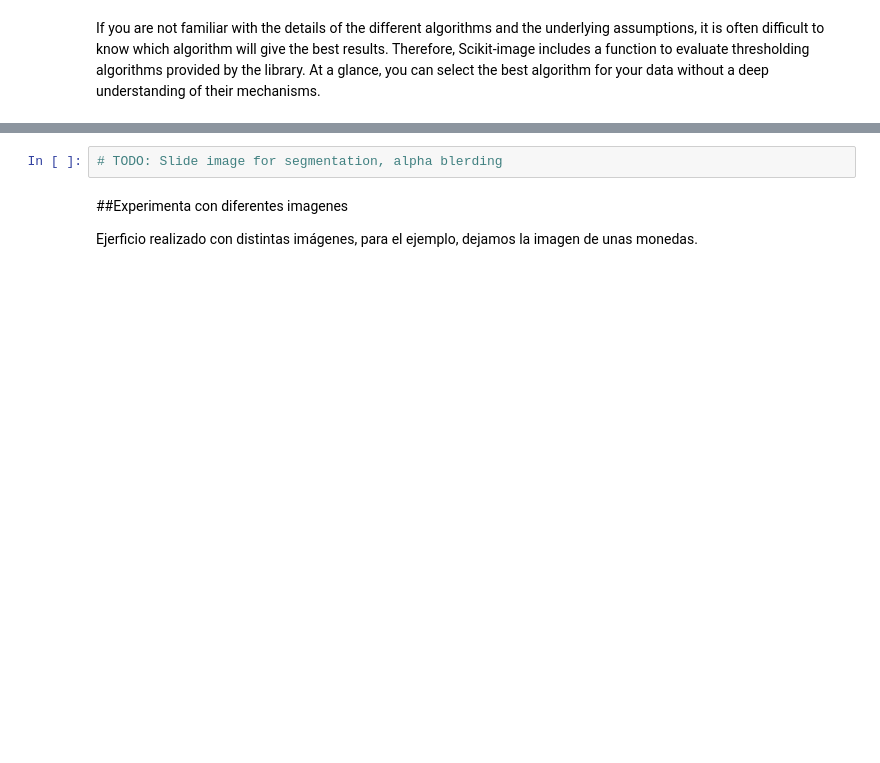
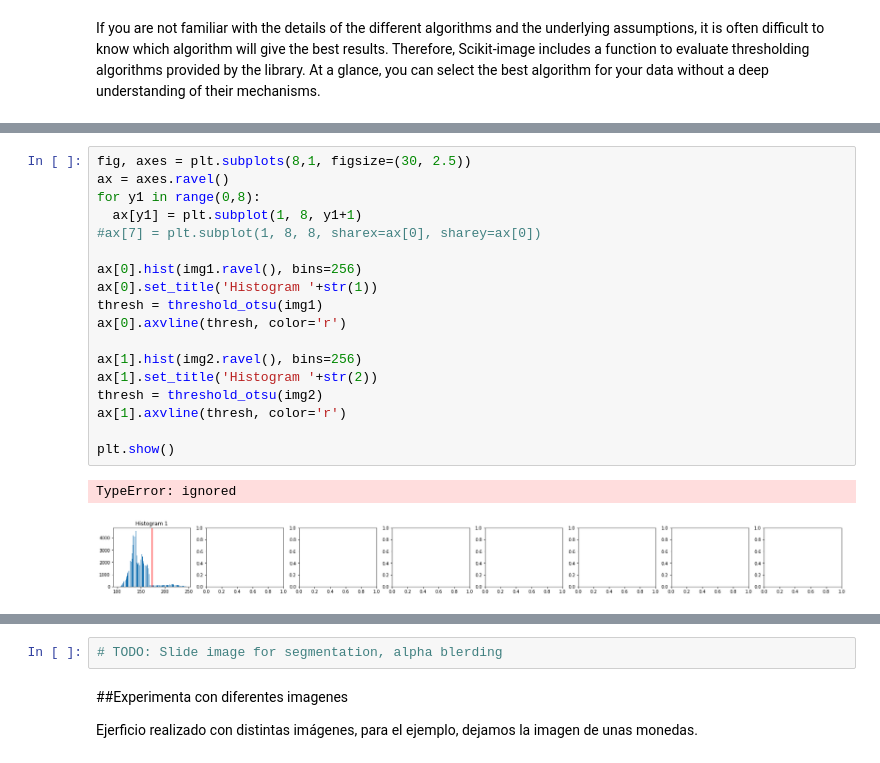
Before and after one commit to andreac941/ComputerVision-Eq3, a Jupyter notebook: 9.4_Segmentation_Otsu_Eq10.ipynb, the cells around one changed output, grey strips where cells are left out. Saved outputs shown, nothing was run; the diff lists cells and outputs as text; blank space fills up the shorter version.

```diff
--- a/9.4_Segmentation_Otsu_Eq10.ipynb
+++ b/9.4_Segmentation_Otsu_Eq10.ipynb
@@ -89,0 +155,21 @@ plt.show()
+# %%
+fig, axes = plt.subplots(8,1, figsize=(30, 2.5))
+ax = axes.ravel()
+for y1 in range(0,8):
+  ax[y1] = plt.subplot(1, 8, y1+1)
+#ax[7] = plt.subplot(1, 8, 8, sharex=ax[0], sharey=ax[0])
+
+ax[0].hist(img1.ravel(), bins=256)
+ax[0].set_title('Histogram '+str(1))
+thresh = threshold_otsu(img1)
+ax[0].axvline(thresh, color='r')
+
+ax[1].hist(img2.ravel(), bins=256)
+ax[1].set_title('Histogram '+str(2))
+thresh = threshold_otsu(img2)
+ax[1].axvline(thresh, color='r')
+
+plt.show()
+# %% [output]
+TypeError: ignored
+[figure, added]
```
Also changed, not shown: parts of 12 cells of this notebook.
